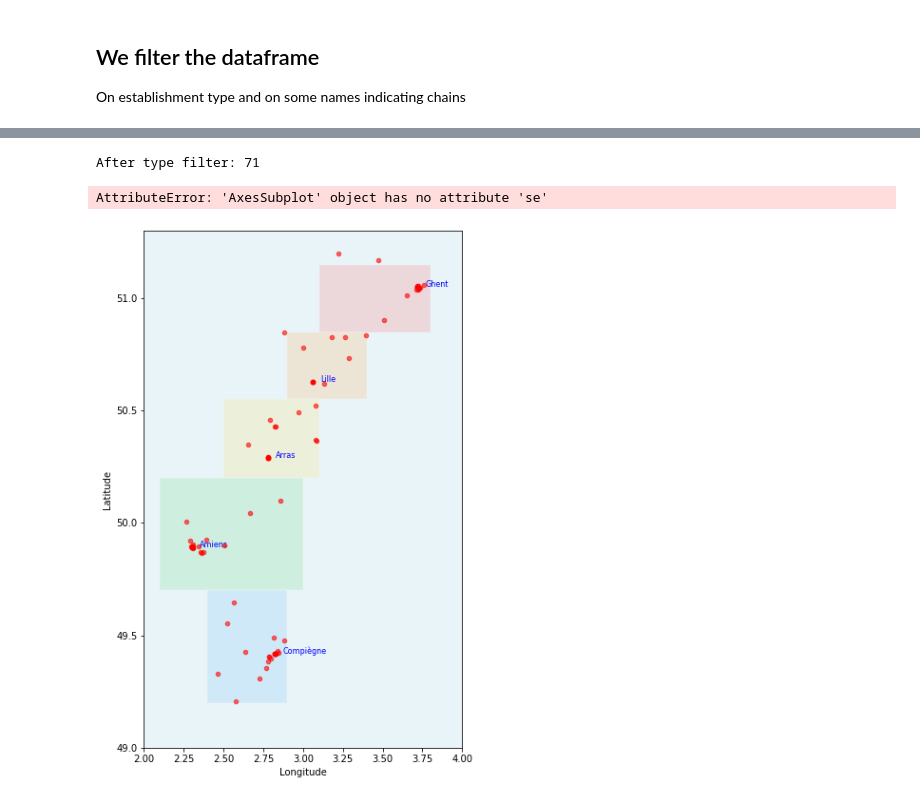
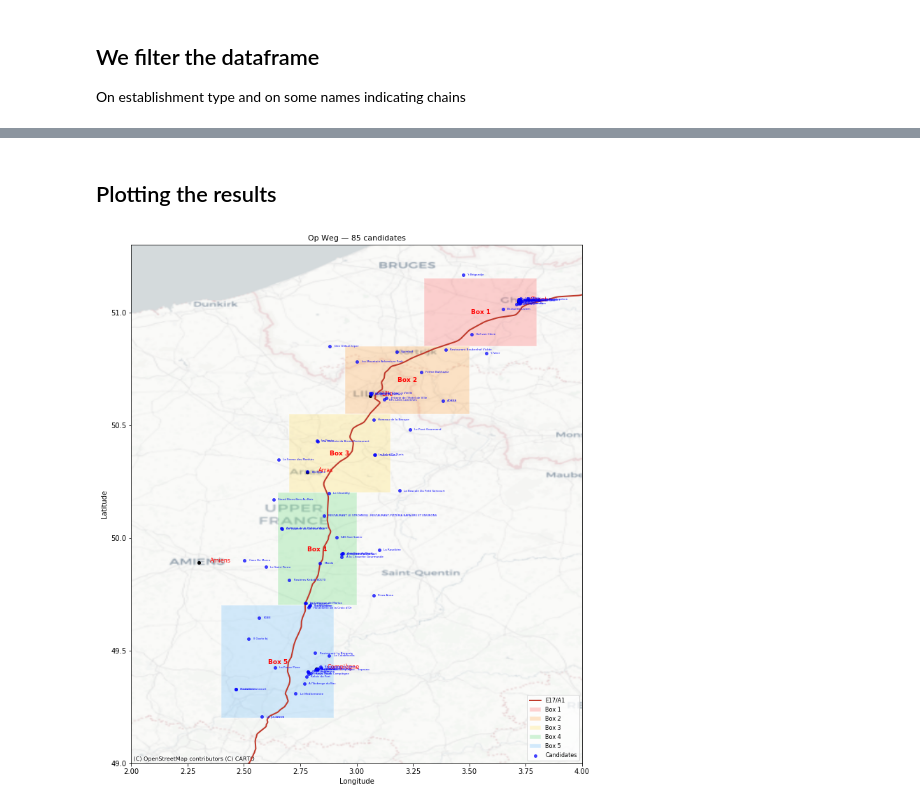
Before and after one commit to sbalen/op-weg, a Jupyter notebook: notebooks/Restaurant Data Pipeline.ipynb, the cells around one changed output, grey strips where cells are left out. Cells and saved outputs as stored; diff of their text form; code cells hidden in the pictures.

```diff
--- a/notebooks/Restaurant Data Pipeline.ipynb
+++ b/notebooks/Restaurant Data Pipeline.ipynb
@@ -274,63 +271,63 @@ After type filter: 81
-# %%
-EXCLUDE_TYPES = ["meal_takeaway", "meal_delivery", "spa"]
-
-df_filtered = df_filtered[
-    ~df_filtered["types"].apply(
-        lambda t: any(ex in t.split(", ") for ex in EXCLUDE_TYPES)
-    )
-]
-
-print(f"After type filter: {len(df_filtered)}")
-# %% [output]
-After type filter: 71
+# %% [markdown]
+## Plotting the results
 # %%
-import matplotlib.pyplot as plt
-import matplotlib.patches as patches
-
-fig, ax = plt.subplots(1, 1, figsize=(6, 10))
-
+fig, ax = plt.subplots(1, 1, figsize=(10, 16))
 ax.set_xlim(2.0, 4.0)
 ax.set_ylim(49.0, 51.3)
-ax.set_facecolor("#e8f4f8")
 
-# Corridor boxes
+# Boxes
 colors = ["#ff6b6b", "#ffa94d", "#ffe066", "#69db7c", "#74c0fc"]
-CORRIDOR_BOXES = [
-    (50.85, 3.10, 51.15, 3.80),  # Ghent
-    (50.55, 2.90, 50.85, 3.40),  # Kortrijk / Lille
-    (50.20, 2.50, 50.55, 3.10),  # Lens / Arras
-    (49.70, 2.10, 50.20, 3.00),  # Amiens
-    (49.20, 2.40, 49.70, 2.90),  # Compiègne
-]
 for i, (south, west, north, east) in enumerate(CORRIDOR_BOXES):
     rect = patches.Rectangle(
         (west, south), east - west, north - south,
         linewidth=1.5, edgecolor="white",
-        facecolor=colors[i], alpha=0.2
+        facecolor=colors[i], alpha=0.3, label=f"Box {i+1}"
     )
     ax.add_patch(rect)
+    ax.text(
+        (west + east) / 2, (south + north) / 2,
+        f"Box {i+1}", ha="center", va="center",
+        fontsize=9, fontweight="bold", color="red"
+    )
 
-# Restaurant scatter
-ax.scatter(
-    df_filtered["lng"], df_filtered["lat"],
-    s=20, color="red", alpha=0.6, zorder=5
-)
-
-# Reference cities
+# Steden
 cities = {
     "Ghent": (3.72, 51.05),
     "Lille": (3.06, 50.63),
     "Arras": (2.78, 50.29),
     "Amiens": (2.30, 49.89),
     "Compiègne": (2.82, 49.42),
 }
 for city, (lng, lat) in cities.items():
-    ax.plot(lng, lat, "ro", markersize=5, zorder=6)
-    ax.text(lng + 0.05, lat, city, fontsize=8, color="blue")
+    ax.plot(lng, lat, "ko", markersize=4, zorder=5)
+    ax.text(lng + 0.05, lat, city, fontsize=8, color="red", zorder=5)
+
+# Route
+route_lng = [p[1] for p in route_coords]
+route_lat = [p[0] for p in route_coords]
+ax.plot(route_lng, route_lat, color="#c0392b", linewidth=2,
+        linestyle="-", zorder=4, label="E17/A1")
+
+# Restaurants
+ax.scatter(
+    df_filtered["lng"], df_filtered["lat"],
+    s=15, color="blue", alpha=0.7, zorder=6, label="Candidates"
+)
+for _, row in df_filtered.iterrows():
+    ax.text(row["lng"] + 0.02, row["lat"], row["name"],
+            fontsize=4, color="blue", va="center", zorder=7)
 
 ax.set_xlabel("Longitude")
 ax.set_ylabel("Latitude")
-ax.se
+ax.set_title(f"Op Weg — {len(df_filtered)} candidates", fontsize=11)
+ax.legend(loc="lower right", fontsize=8)
+
+ctx.add_basemap(ax, crs="EPSG:4326",
+                source=ctx.providers.CartoDB.Positron,
+                zoom=8)
+
+plt.tight_layout()
+plt.savefig("../data/raw/corridor_boxes_map.png", dpi=150)
+plt.show()
 # %% [output]
-AttributeError: 'AxesSubplot' object has no attribute 'se'
-[figure, old version]
+[figure, new version]
```
Also changed, not shown: parts of 6 cells of this notebook, 2 other files.
